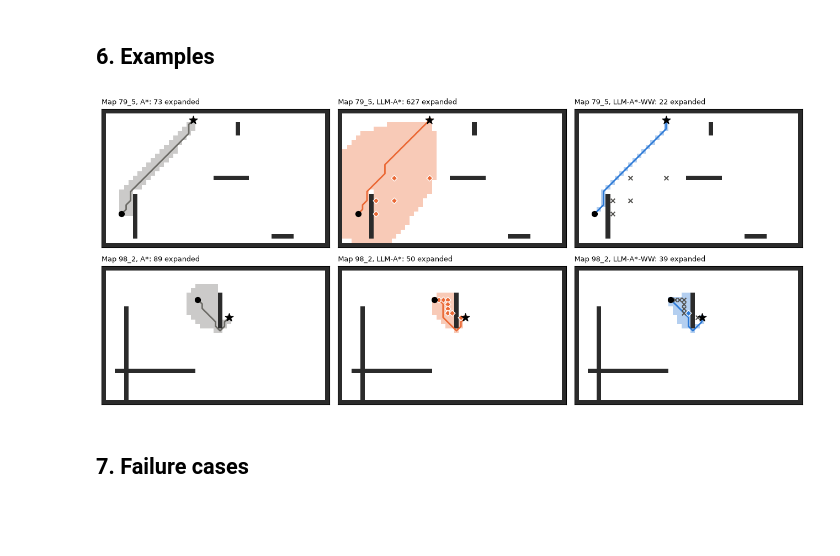
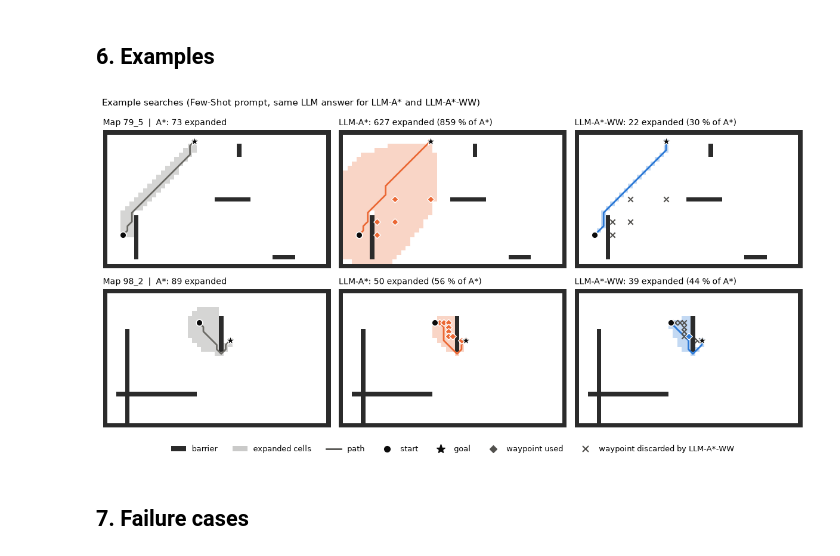
Before and after one commit to leomueller5/llm_astar_max, a Jupyter notebook: improving_llm_star/LLM_AStar_WW.ipynb, the cells around one changed output. Cells and saved outputs as stored; diff of their text form; code cells hidden in the pictures; blank space fills up the shorter version.

Commit message:
Create report figures in the notebook, remove make_figures.py and team notes

```diff
--- a/improving_llm_star/LLM_AStar_WW.ipynb
+++ b/improving_llm_star/LLM_AStar_WW.ipynb
@@ -55,7 +55,9 @@ assert PROJECT_DIR is not None, "Project folder not found. Open the notebook ins
 CODE_DIR = PROJECT_DIR / "improving_llm_star" / "llm_astar_ww"  # llmastar package incl. LLM-A*-WW
 ANSWER_DIR = PROJECT_DIR / "table1_reproduction"             # stored GPT-4o mini answers
 OUTPUT_DIR = PROJECT_DIR / "improving_llm_star" / "results"  # result files of this notebook
+FIGURE_DIR = PROJECT_DIR / "improving_llm_star" / "figures"  # figures for the report
 OUTPUT_DIR.mkdir(parents=True, exist_ok=True)
+FIGURE_DIR.mkdir(parents=True, exist_ok=True)
 sys.path.insert(0, str(CODE_DIR))
 # %%
 import contextlib
@@ -353,54 +355,82 @@ def search_data(make, query, answer=None):
         data["waypoints_used"] = [list(p) for p in used]
         data["waypoints_dropped"] = [list(p) for p in getattr(planner, "llm_waypoints", [])
                                      if p not in used and p not in (planner.s_start, planner.s_goal)]
     return data, planner
 
 
 by_id = {s["id"]: s for s in samples}
 examples = {}
 for sample_id in pick_examples(rows):
     q, a = by_id[sample_id]["query"], answers["standard"][sample_id]
     astar_data, planner = search_data(AStar, q)
     examples[sample_id] = {
         "width": planner.Env.x_range, "height": planner.Env.y_range,
         "obstacles": sorted([list(o) for o in planner.Env.obs]),
         "start": list(planner.s_start), "goal": list(planner.s_goal),
         "A*": astar_data,
         "LLM-A*": search_data(lambda: LLMAStar(llm="gpt", prompt="standard"), q, a)[0],
         "LLM-A*-WW": search_data(lambda: LLMAStarWW(llm="gpt", prompt="standard"), q, a)[0]}
-json.dump(examples, open(OUTPUT_DIR / "example_searches.json", "w", encoding="utf-8"))
+
+C_ASTAR, C_LLM, C_WW = "#6b6a65", "#eb6834", "#2a78d6"   # one colour per method
+C_OBST, C_TEXT, C_MUTED = "#2b2b2b", "#0b0b0b", "#52514e"
+plt.rcParams.update({"font.size": 9, "axes.titlesize": 10, "savefig.dpi": 300,
+                     "savefig.bbox": "tight", "figure.facecolor": "white"})
 
 
 def draw(ax, ex, method, colour, title):
-    grid = np.ones((ex["height"], ex["width"], 3))
-    for x, y in ex[method]["closed"]:
-        grid[y, x] = np.array(plt.matplotlib.colors.to_rgb(colour)) * 0.35 + 0.65
+    # expanded cells, barriers, path, start/goal and waypoints of one search
+    search = ex[method]
+    grid = np.zeros((ex["height"], ex["width"], 4))
+    for x, y in search["closed"]:
+        grid[y, x] = plt.matplotlib.colors.to_rgba(colour, 0.28)
     for x, y in ex["obstacles"]:
-        grid[y, x] = 0.17
+        grid[y, x] = plt.matplotlib.colors.to_rgba(C_OBST)
     ax.imshow(grid, origin="lower", interpolation="nearest")
-    path = ex[method]["path"]
-    ax.plot([p[0] for p in path], [p[1] for p in path], color=colour, lw=2)
-    if ex[method].get("waypoints_dropped"):
-        ax.scatter(*zip(*ex[method]["waypoints_dropped"]), marker="x", s=30, color="#52514e", zorder=3)
-    if ex[method].get("waypoints_used"):
-        ax.scatter(*zip(*ex[method]["waypoints_used"]), marker="D", s=30, color=colour,
-                   edgecolor="white", zorder=3)
-    ax.scatter(*ex["start"], s=50, color="black", zorder=4)
-    ax.scatter(*ex["goal"], marker="*", s=120, color="black", zorder=4)
-    ax.set_title(title, loc="left", fontsize=9)
+    path = search["path"]
+    ax.plot([p[0] for p in path], [p[1] for p in path], color=colour, lw=2, zorder=3)
+    if method == "LLM-A*-WW" and search.get("waypoints_dropped"):
+        ax.scatter(*zip(*search["waypoints_dropped"]), marker="x", s=36, color=C_MUTED, lw=1.5, zorder=4)
+    if search.get("waypoints_used"):
+        ax.scatter(*zip(*search["waypoints_used"]), marker="D", s=34, color=colour, edgecolor="white",
+                   lw=1, zorder=5)
+    ax.scatter(*ex["start"], s=60, color=C_TEXT, edgecolor="white", lw=1.2, zorder=6)
+    ax.scatter(*ex["goal"], marker="*", s=130, color=C_TEXT, edgecolor="white", lw=1, zorder=6)
+    ax.set_title(title, loc="left")
     ax.set_xticks([])
     ax.set_yticks([])
+    for spine in ax.spines.values():
+        spine.set_visible(False)
 
 
-fig, axes = plt.subplots(len(examples), 3, figsize=(13, 3.0 * len(examples)))
+def add_legend(fig):
+    from matplotlib.lines import Line2D
+    from matplotlib.patches import Patch
+    handles = [Patch(facecolor=C_OBST, label="barrier"),
+               Patch(facecolor=plt.matplotlib.colors.to_rgba(C_MUTED, 0.3), label="expanded cells"),
+               Line2D([], [], color=C_MUTED, lw=2, label="path"),
+               Line2D([], [], marker="o", color=C_TEXT, lw=0, markersize=7, label="start"),
+               Line2D([], [], marker="*", color=C_TEXT, lw=0, markersize=11, label="goal"),
+               Line2D([], [], marker="D", color=C_MUTED, lw=0, markersize=6, label="waypoint used"),
+               Line2D([], [], marker="x", color=C_MUTED, lw=0, markersize=7, mew=1.5,
+                      label="waypoint discarded by LLM-A*-WW")]
+    fig.legend(handles=handles, loc="lower center", ncol=7, frameon=False, bbox_to_anchor=(0.5, -0.03))
+
+
+fig, axes = plt.subplots(len(examples), 3, figsize=(12, 3.0 * len(examples)))
 for row_axes, (sample_id, ex) in zip(axes, examples.items()):
-    for ax, (method, colour) in zip(row_axes, [("A*", "#6b6a65"), ("LLM-A*", "#eb6834"),
-                                               ("LLM-A*-WW", "#2a78d6")]):
-        draw(ax, ex, method, colour, f"Map {sample_id}, {method}: {ex[method]['operation']} expanded")
-plt.tight_layout()
+    n_astar = ex["A*"]["operation"]
+    draw(row_axes[0], ex, "A*", C_ASTAR, f"Map {sample_id}  |  A*: {n_astar} expanded")
+    for ax, method, colour in [(row_axes[1], "LLM-A*", C_LLM), (row_axes[2], "LLM-A*-WW", C_WW)]:
+        n = ex[method]["operation"]
+        draw(ax, ex, method, colour, f"{method}: {n} expanded ({100 * n / n_astar:.0f} % of A*)")
+add_legend(fig)
+fig.suptitle("Example searches (Few-Shot prompt, same LLM answer for LLM-A* and LLM-A*-WW)",
+             x=0.01, ha="left", fontsize=11)
+fig.tight_layout()
+fig.savefig(FIGURE_DIR / "fig1_example_paths.png")
 plt.show()
 # %% [output]
-[figure, old version]
+[figure, new version]
 # %% [markdown]
 ## 7. Failure cases
 # %%
```
Also changed, not shown: parts of 4 cells of this notebook, 9 other files.
